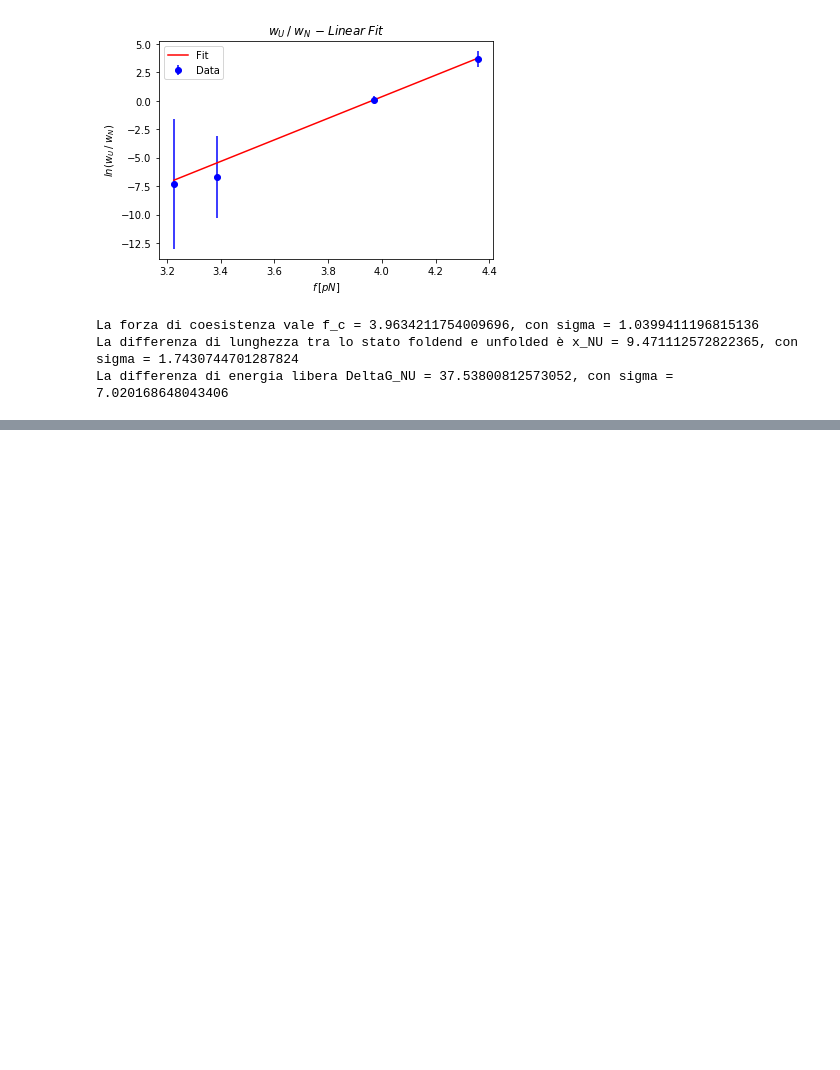
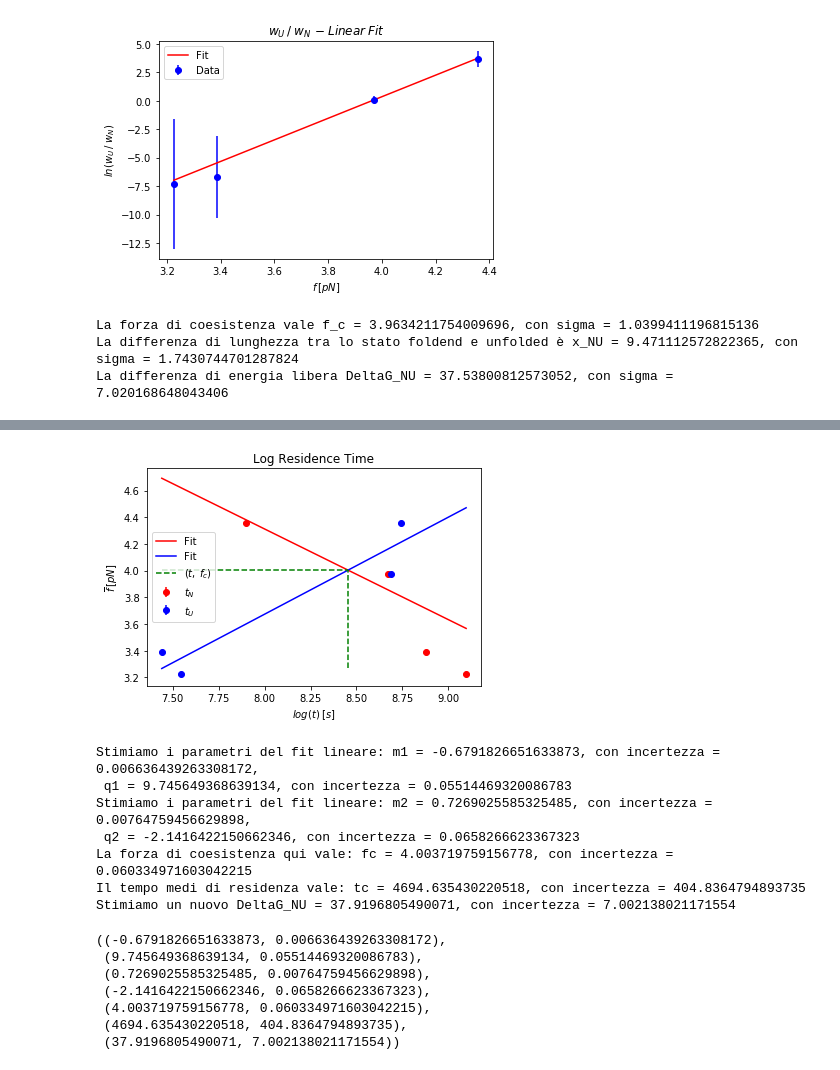
Before and after one commit to RiccardoTancredi/TesiTriennale, a Jupyter notebook: hoppingp5bp15.ipynb, the cells around one changed output, grey strips where cells are left out. Saved outputs shown, nothing was run; the diff lists cells and outputs as text; code cells hidden in the pictures; blank space fills up the shorter version.

```diff
--- a/hoppingp5bp15.ipynb
+++ b/hoppingp5bp15.ipynb
@@ -469,6 +506,7 @@ forces_average, native_time
 # proviamo ad eliminare l'ultimo punto, quello più in alto
 pos = 0
 forces_average = remove_element(forces_average, pos)
+forces_average_std = remove_element(forces_average_std, pos)
 w_U = remove_element(w_U, pos)
 w_N = remove_element(w_N, pos)
 sigma_w_U = remove_element(sigma_w_U, pos)
@@ -502,0 +541,18 @@ Stimiamo un nuovo DeltaG_NU = 37.71683505913108, con incertezza = 11.54325993451
+# %%
+grafici.linear_inverse(native_time, unfolded_time, forces_average, forces_average_std)
+# %% [output]
+[figure, added]
+Stimiamo i parametri del fit lineare: m1 = -0.6791826651633873, con incertezza = 0.006636439263308172,
+ q1 = 9.745649368639134, con incertezza = 0.05514469320086783
+Stimiamo i parametri del fit lineare: m2 = 0.7269025585325485, con incertezza = 0.00764759456629898,
+ q2 = -2.1416422150662346, con incertezza = 0.0658266623367323
+La forza di coesistenza qui vale: fc = 4.003719759156778, con incertezza = 0.060334971603042215
+Il tempo medi di residenza vale: tc = 4694.635430220518, con incertezza = 404.8364794893735
+Stimiamo un nuovo DeltaG_NU = 37.9196805490071, con incertezza = 7.002138021171554
+((-0.6791826651633873, 0.006636439263308172),
+ (9.745649368639134, 0.05514469320086783),
+ (0.7269025585325485, 0.00764759456629898),
+ (-2.1416422150662346, 0.0658266623367323),
+ (4.003719759156778, 0.060334971603042215),
+ (4694.635430220518, 404.8364794893735),
+ (37.9196805490071, 7.002138021171554))
```
Also changed, not shown: parts of 8 cells of this notebook, 1 other file.
